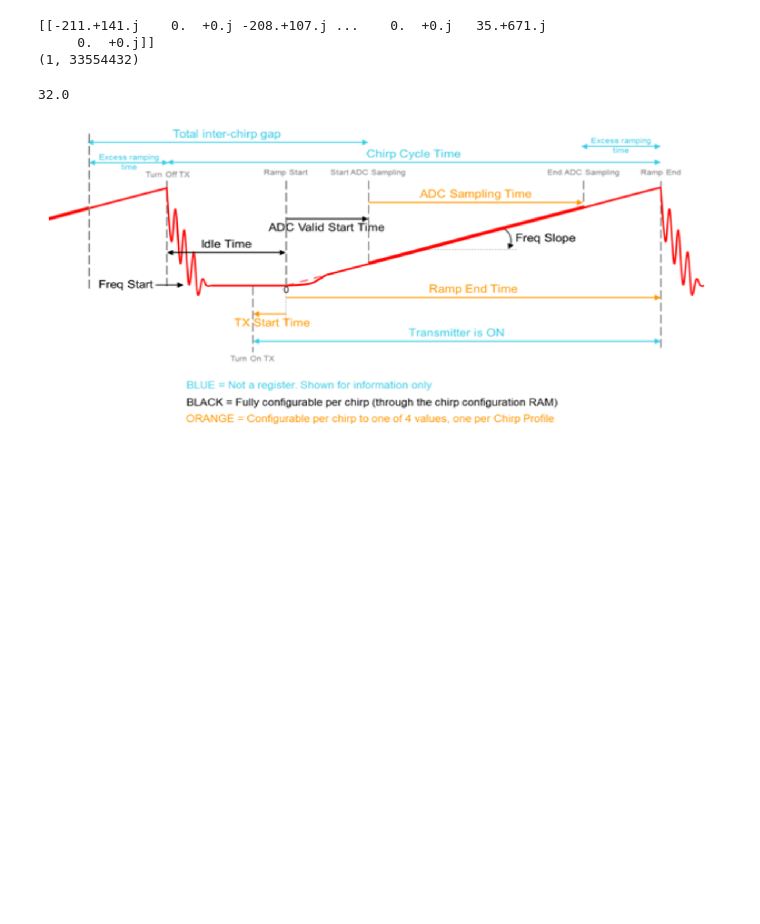
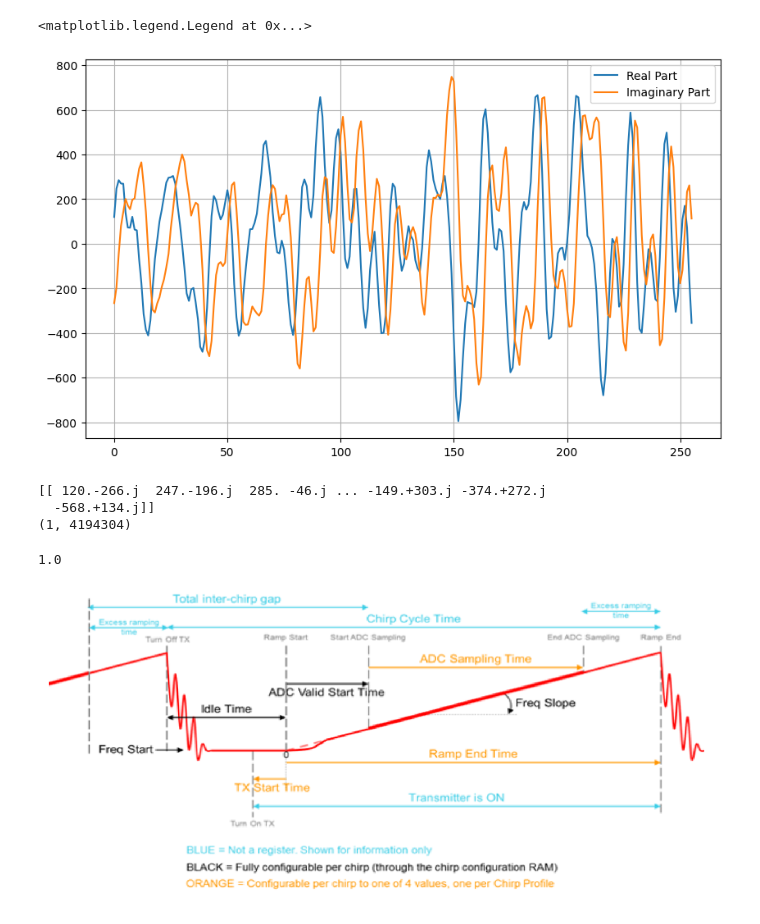
Before and after one commit to manavjeetsingh/mmWaveDataExtraction, a Jupyter notebook: rawDataProcessing.ipynb, the cells around one changed output. Cells and saved outputs as stored; diff of their text form; code cells hidden in the pictures; blank space fills up the shorter version.

```diff
--- a/rawDataProcessing.ipynb
+++ b/rawDataProcessing.ipynb
@@ -88,21 +89,52 @@ def read_dca1000(file_name, num_adc_samples = 256, num_adc_bits = 16, num_rx = 4
 # radar_data = read_dca1000('adc_data.bin')
 # print(radar_data.shape)
 # %%
-fileName="Sitting1Tx1Rx/static_sitting_Raw_0.bin"
+# fileName="Sitting1Tx1Rx/static_sitting2.bin"
+# fileName="Sitting1Tx1Rx/static_sitting3_Raw_0.bin"
+fileName="Sitting1Tx1Rx/static_sitting_no_breathing4.bin"
+# fileName="Sitting1Tx1Rx/static_sitting_heavy_breathing2.bin"
 dca_out=read_dca1000(fileName, num_rx=1)
+# %%
+# Time domain
+plt.figure(figsize=(10, 6))
+chirp=0
+data=dca_out[0][chirp*256:(chirp+1)*256]
+real=data.real
+complex_data=data.imag
+plt.plot(real,label='Real Part')
+plt.plot(complex_data,label='Imaginary Part')
+plt.grid()
+plt.legend()
+# %% [output]
+<matplotlib.legend.Legend at 0x...>
+[figure, added]
 # %%
 print(dca_out)
 print(dca_out.shape)
 # %% [output]
-[[-211.+141.j    0.  +0.j -208.+107.j ...    0.  +0.j   35.+671.j
-     0.  +0.j]]
-(1, 33554432)
+[[ 120.-266.j  247.-196.j  285. -46.j ... -149.+303.j -374.+272.j
+  -568.+134.j]]
+(1, 4194304)
 # %%
+sampling_frequency = 10000 * 1e3 # Hz (example)
+S=29.982 * 1e12 #mhz/us
+start_freq=77*1e9
+ramp_end=60 #us
+idle_time=100 #us
+periodicity=40 #us
+chirp_cycle_time=(idle_time + ramp_end + periodicity) * 1e-6
+pulse_repetation_interval = 1/chirp_cycle_time
+num_rx=1
+num_chirps=1
 samples_per_chirp=256
-no_of_frames=8
-chirp_loops=512
-dca_out.shape[1]/samples_per_chirp/chirp_loops/no_of_frames
+chirps_per_frame=128
+range_max=3e8*sampling_frequency/ (2*S)
+
+frames_per_loop=128
+chirp_loops=128
+
+dca_out.shape[1]/samples_per_chirp/chirp_loops/frames_per_loop
 # %% [output]
-32.0
+1.0
 # %% [markdown]
 ![image.png](attachment:image.png)
```
Also changed, not shown: parts of 10 cells of this notebook, 2 other files.
